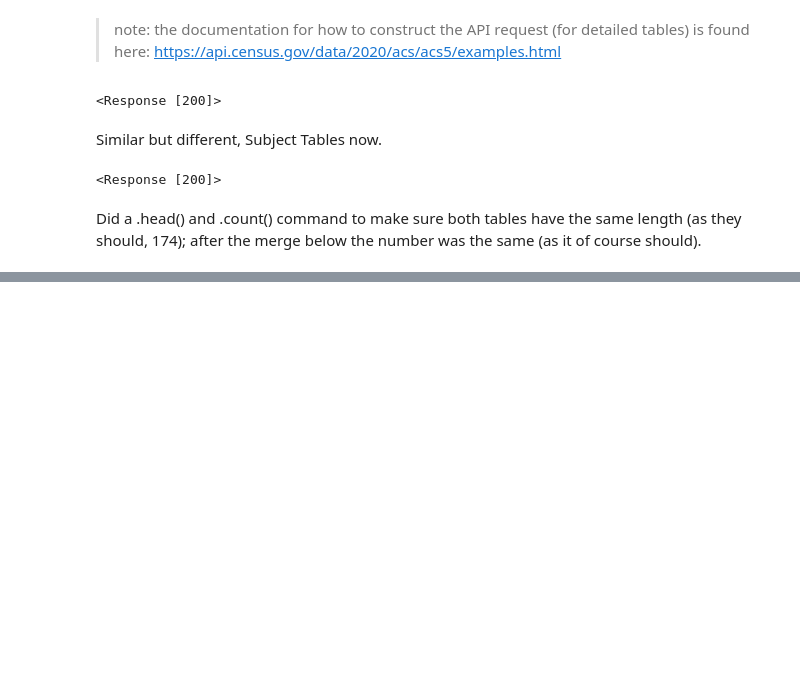
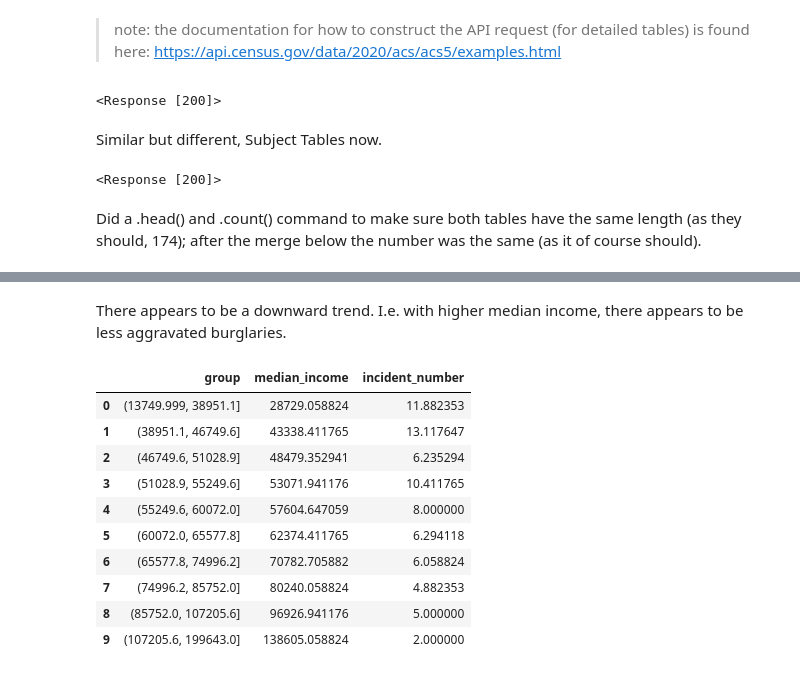
Before and after one commit to tomoumer/api_project-pizza, a Jupyter notebook: notebooks/TU_api_project.ipynb, the cells around one changed output, grey strips where cells are left out. Drawn from its saved outputs; the diff is of its cells as text; code cells hidden in the pictures; blank space fills up the shorter version.

```diff
--- a/notebooks/TU_api_project.ipynb
+++ b/notebooks/TU_api_project.ipynb
@@ -105,0 +293,27 @@ pop_med_income_df = pd.merge(pop_df, med_income_df, "inner", on=['NAME', 'state'
+# %% [markdown]
+There appears to be a downward trend. I.e. with higher median income, there appears to be less aggravated burglaries.
+# %%
+ta_summary = (
+    tract_aggrburglary
+    .assign(group = pd.qcut(tract_aggrburglary['median_income'],
+                            q = 10,
+                           duplicates = 'drop'))
+    .groupby('group')
+    [['median_income', 'incident_number']]
+    .mean()
+    .reset_index()
+)
+
+ta_summary
+# %% [output]
+|  | group | median_income | incident_number |
+| 0 | (13749.999, 38951.1] | 28729.058824 | 11.882353 |
+| 1 | (38951.1, 46749.6] | 43338.411765 | 13.117647 |
+| 2 | (46749.6, 51028.9] | 48479.352941 | 6.235294 |
+| 3 | (51028.9, 55249.6] | 53071.941176 | 10.411765 |
+| 4 | (55249.6, 60072.0] | 57604.647059 | 8.000000 |
+| 5 | (60072.0, 65577.8] | 62374.411765 | 6.294118 |
+| 6 | (65577.8, 74996.2] | 70782.705882 | 6.058824 |
+| 7 | (74996.2, 85752.0] | 80240.058824 | 4.882353 |
+| 8 | (85752.0, 107205.6] | 96926.941176 | 5.000000 |
+| 9 | (107205.6, 199643.0] | 138605.058824 | 2.000000 |
```
Also changed, not shown: parts of 40 cells of this notebook.
